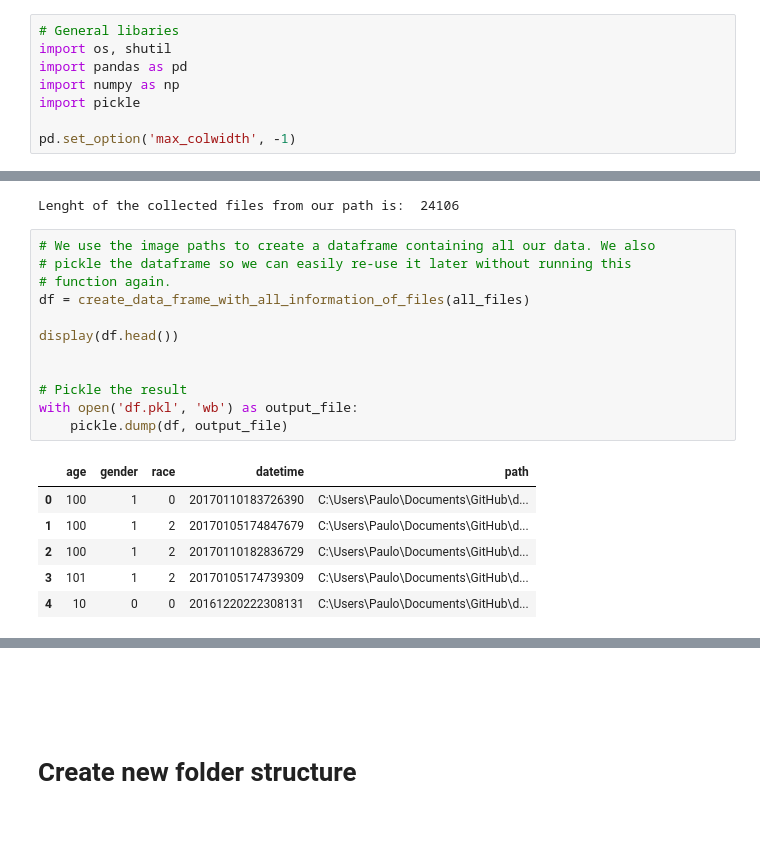
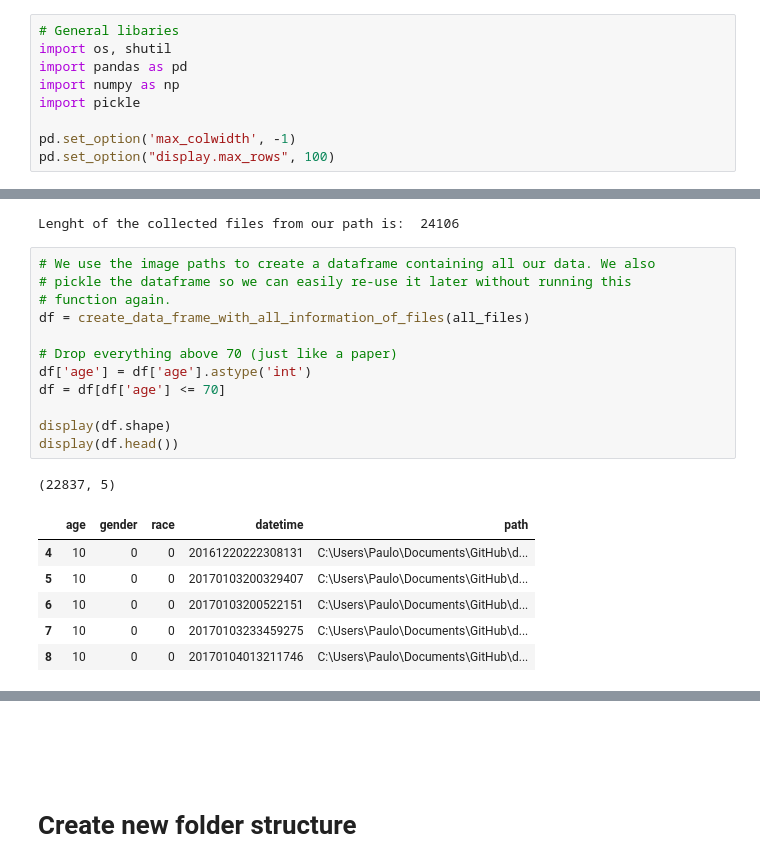
Before and after one commit to paulorijnberg/deep-learning-age-estimation, a Jupyter notebook: notebooks/new-structure-dataset.ipynb, the cells around one changed output, grey strips where cells are left out. Drawn from its saved outputs; the diff is of its cells as text; blank space fills up the shorter version.

```diff
--- a/notebooks/new-structure-dataset.ipynb
+++ b/notebooks/new-structure-dataset.ipynb
@@ -12,6 +12,7 @@ import numpy as np
 import pickle
 
 pd.set_option('max_colwidth', -1)
+pd.set_option("display.max_rows", 100)
 # %% [markdown]
 <br><br><br>
 # Global variables
@@ -79,19 +80,20 @@ Lenght of the collected files from our path is:  24106
 # %%
 # We use the image paths to create a dataframe containing all our data. We also
 # pickle the dataframe so we can easily re-use it later without running this
 # function again.
 df = create_data_frame_with_all_information_of_files(all_files)
 
+# Drop everything above 70 (just like a paper)
+df['age'] = df['age'].astype('int')
+df = df[df['age'] <= 70]
+
+display(df.shape)
 display(df.head())
-
-
-# Pickle the result
-with open('df.pkl', 'wb') as output_file:
-    pickle.dump(df, output_file)
 # %% [output]
+(22837, 5)
 |  | age | gender | race | datetime | path |
-| 0 | 100 | 1 | 0 | 20170110183726390 | C:\Users\Paulo\Documents\GitHub\d... |
-| 1 | 100 | 1 | 2 | 20170105174847679 | C:\Users\Paulo\Documents\GitHub\d... |
-| 2 | 100 | 1 | 2 | 20170110182836729 | C:\Users\Paulo\Documents\GitHub\d... |
-| 3 | 101 | 1 | 2 | 20170105174739309 | C:\Users\Paulo\Documents\GitHub\d... |
 | 4 | 10 | 0 | 0 | 20161220222308131 | C:\Users\Paulo\Documents\GitHub\d... |
+| 5 | 10 | 0 | 0 | 20170103200329407 | C:\Users\Paulo\Documents\GitHub\d... |
+| 6 | 10 | 0 | 0 | 20170103200522151 | C:\Users\Paulo\Documents\GitHub\d... |
+| 7 | 10 | 0 | 0 | 20170103233459275 | C:\Users\Paulo\Documents\GitHub\d... |
+| 8 | 10 | 0 | 0 | 20170104013211746 | C:\Users\Paulo\Documents\GitHub\d... |
```
Also changed, not shown: parts of 11 cells of this notebook, 1 other file.
